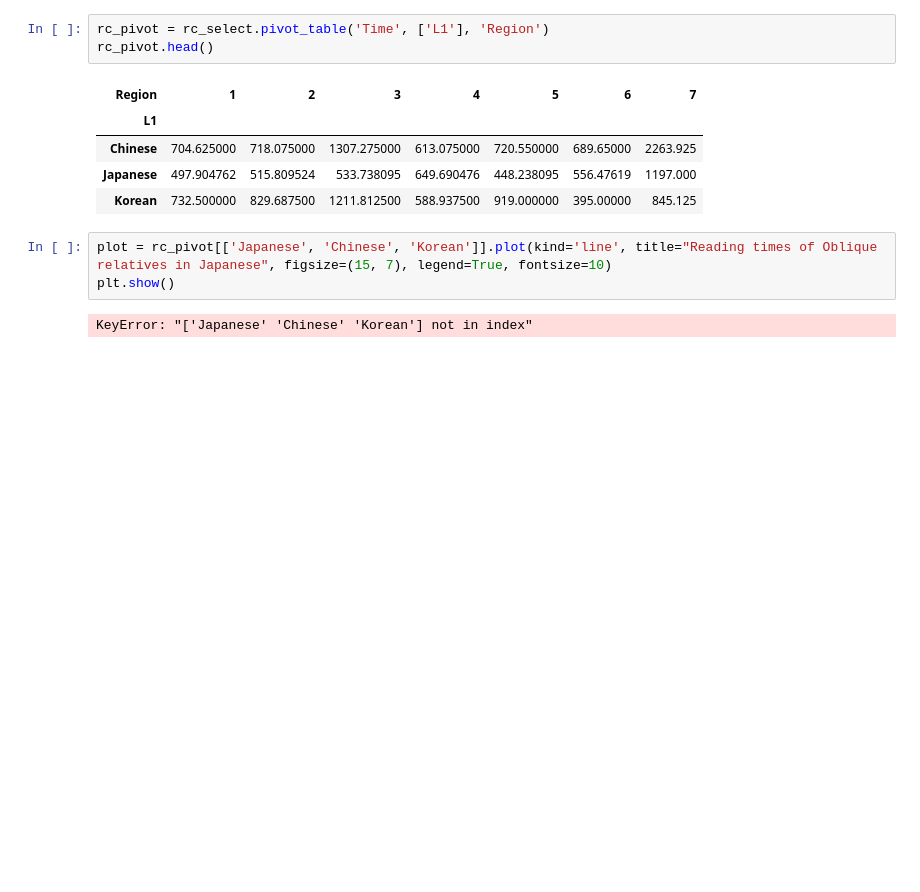
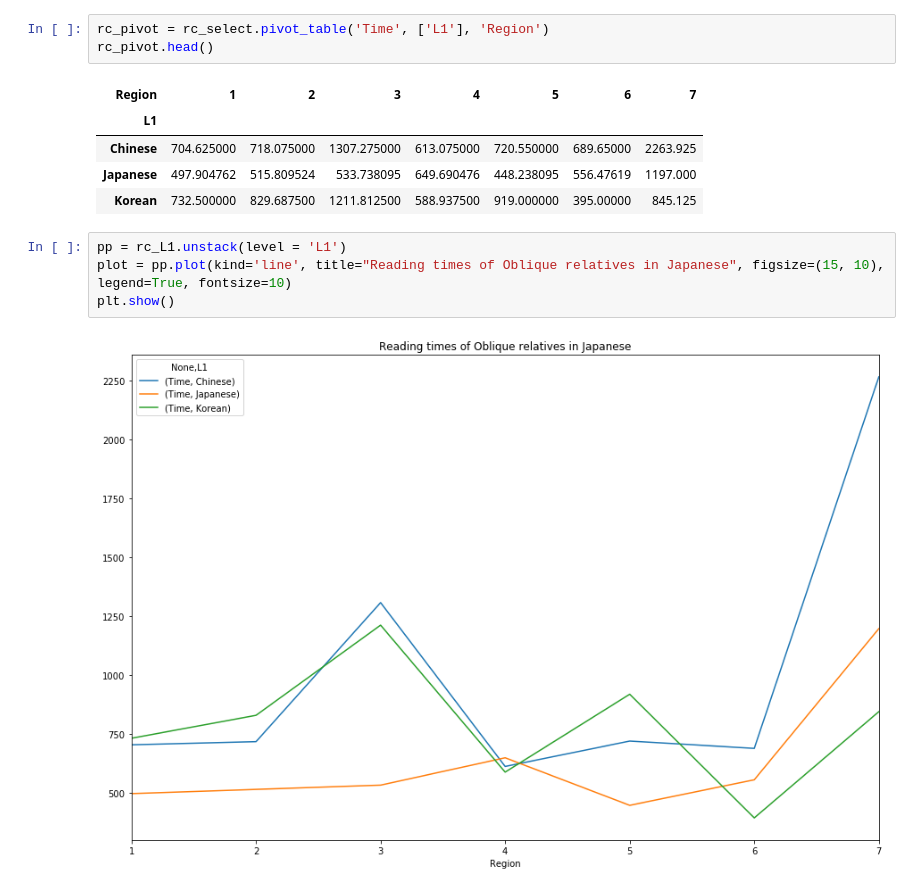
Before and after one commit to mmj32/Class-Practice-Repo, a Jupyter notebook: todo5/pandas_notes_NHL2.ipynb, the cells around one changed output. Drawn from its saved outputs; the diff is of its cells as text; blank space fills up the shorter version.

Commit message:
FINALLY GOT A LINE PLOT

```diff
--- a/todo5/pandas_notes_NHL2.ipynb
+++ b/todo5/pandas_notes_NHL2.ipynb
@@ -174,7 +274,8 @@ rc_pivot.head()
 | Japanese | 497.904762 | 515.809524 | 533.738095 | 649.690476 | 448.238095 | 556.47619 | 1197.000 |
 | Korean | 732.500000 | 829.687500 | 1211.812500 | 588.937500 | 919.000000 | 395.00000 | 845.125 |
 # %%
-plot = rc_pivot[['Japanese', 'Chinese', 'Korean']].plot(kind='line', title="Reading times of Oblique relatives in Japanese", figsize=(15, 7), legend=True, fontsize=10)
+pp = rc_L1.unstack(level = 'L1')
+plot = pp.plot(kind='line', title="Reading times of Oblique relatives in Japanese", figsize=(15, 10), legend=True, fontsize=10)
 plt.show()
 # %% [output]
-KeyError: "['Japanese' 'Chinese' 'Korean'] not in index"
+[figure, added]
```
Also changed, not shown: parts of 11 cells of this notebook.
